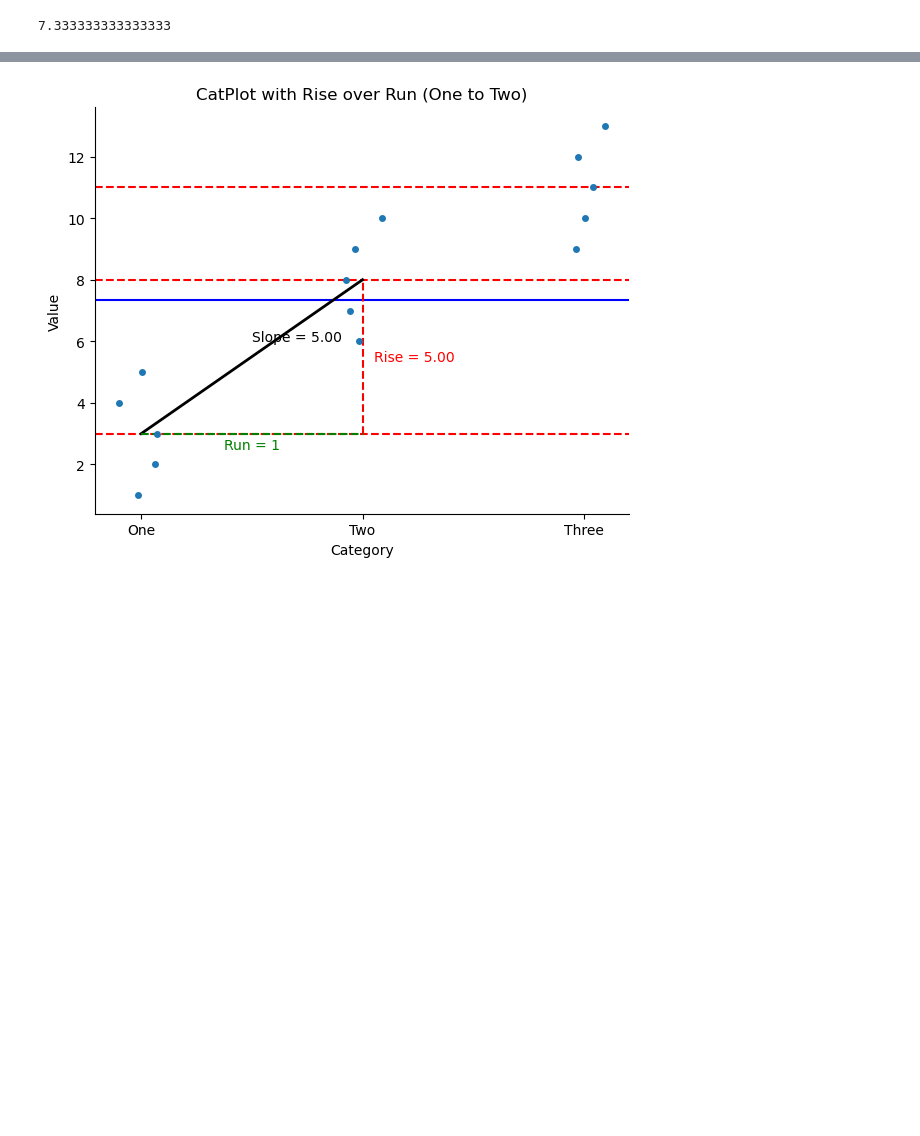
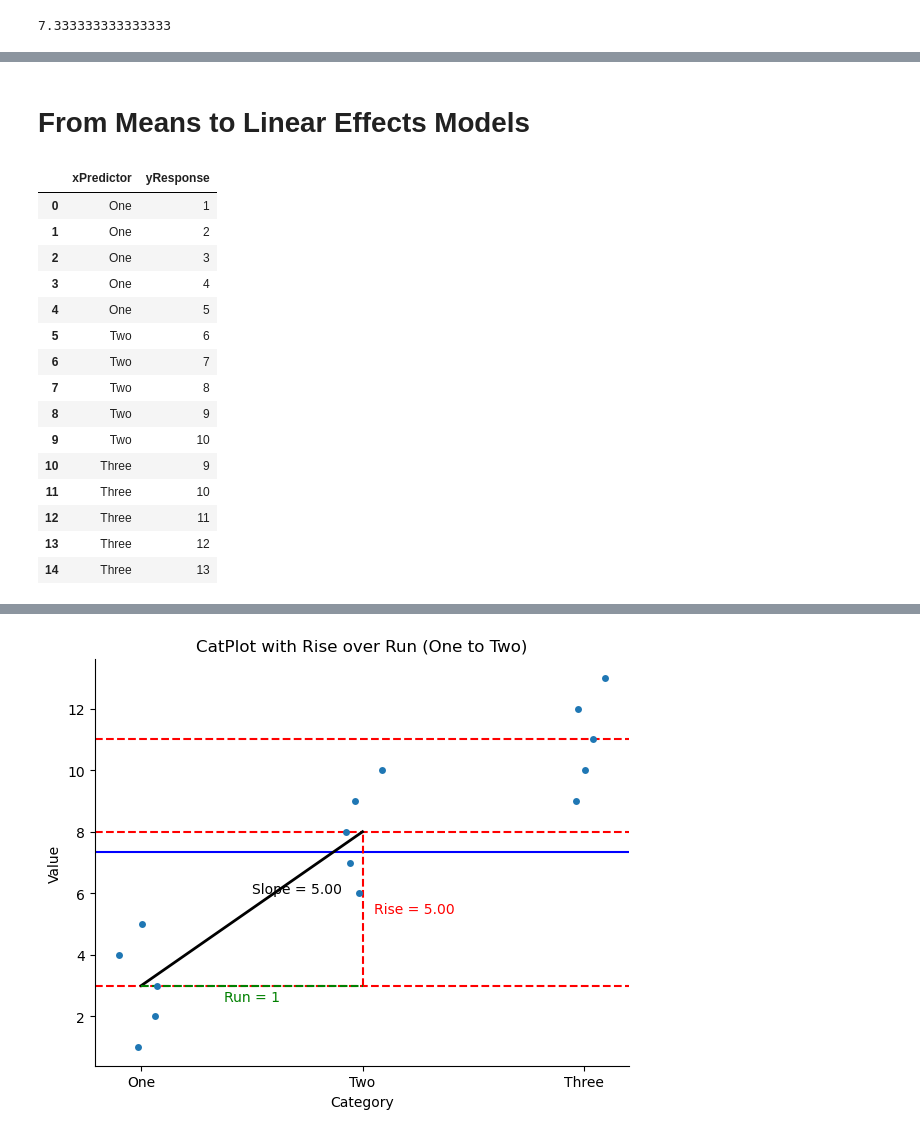
Before and after one commit to cbassim/Statistical-Computing-Sandbox, a Jupyter notebook: It'sAllLinearModels/ANOVA&TTest.ipynb, the cells around one changed output, grey strips where cells are left out. Drawn from its saved outputs; the diff is of its cells as text; code cells hidden in the pictures; blank space fills up the shorter version.

```diff
--- a/It'sAllLinearModels/ANOVA&TTest.ipynb
+++ b/It'sAllLinearModels/ANOVA&TTest.ipynb
@@ -290,0 +291,24 @@ plt.axhline(y=np.mean(df3["Three"]), linestyle='--',color="red")
+# %% [markdown]
+# From Means to Linear Effects Models
+# %%
+y=pd.Series([1,2,3,4,5,6,7,8,9,10,9,10,11,12,13],name="yResponse")
+x=pd.Series(["One","One","One","One","One", "Two","Two","Two","Two","Two","Three","Three","Three","Three","Three"],name="xPredictor")
+df2=pd.concat([x,y],axis='columns')
+df2
+# %% [output]
+|  | xPredictor | yResponse |
+| 0 | One | 1 |
+| 1 | One | 2 |
+| 2 | One | 3 |
+| 3 | One | 4 |
+| 4 | One | 5 |
+| 5 | Two | 6 |
+| 6 | Two | 7 |
+| 7 | Two | 8 |
+| 8 | Two | 9 |
+| 9 | Two | 10 |
+| 10 | Three | 9 |
+| 11 | Three | 10 |
+| 12 | Three | 11 |
+| 13 | Three | 12 |
+| 14 | Three | 13 |
```
Also changed, not shown: parts of 5 cells of this notebook.
